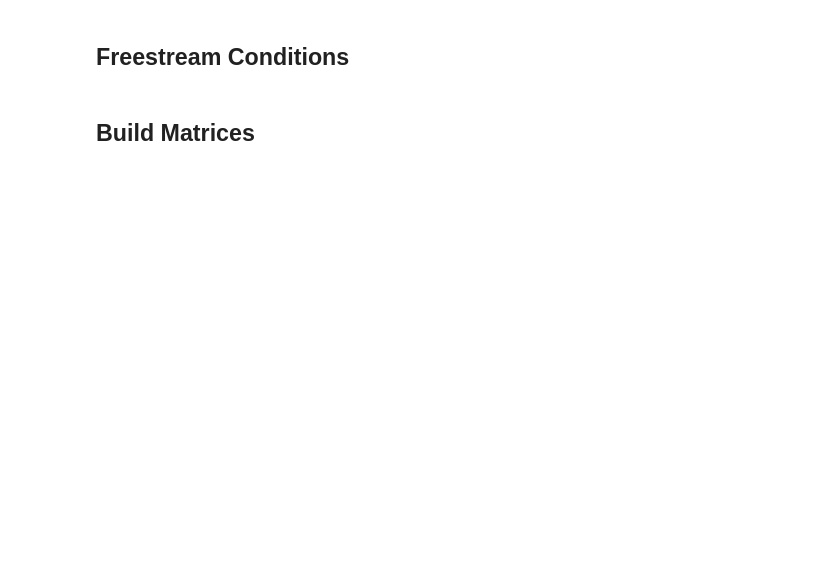
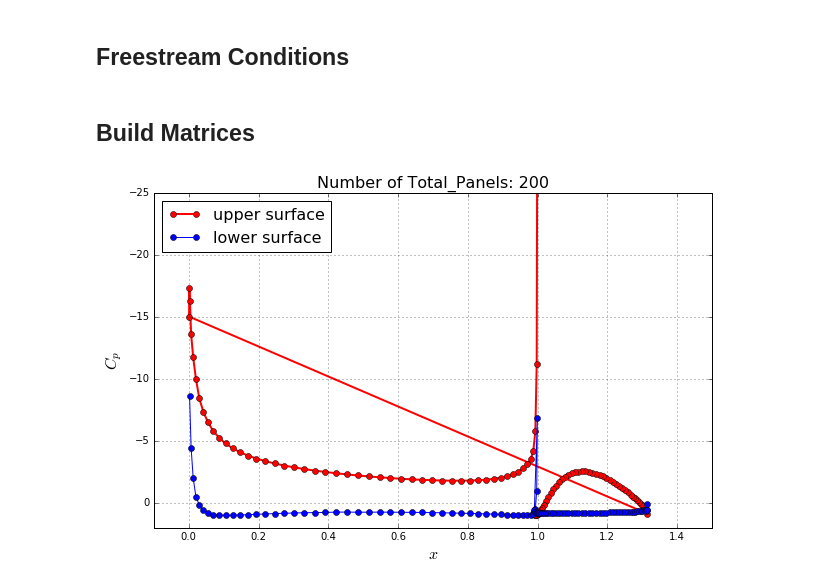
Before and after one commit to Pjgeno14/mae6226-workspace, a Jupyter notebook: Assignment-3.ipynb, the cells around one changed output. Cells and saved outputs as stored; diff of their text form; code cells hidden in the pictures; blank space fills up the shorter version.

```diff
--- a/Assignment-3.ipynb
+++ b/Assignment-3.ipynb
@@ -137,8 +137,8 @@ def define_panels_flap(x, y, N=50):
     return panels
 # %%
 # discretize geometry into panels
-panels_foil = define_panels_foil(x_foil, y_foil, N=50)
-panels_flap = define_panels_flap(x_flap, y_flap, N=50)
+panels_foil = define_panels_foil(x_foil, y_foil, N=100)
+panels_flap = define_panels_flap(x_flap, y_flap, N=100)
 # %%
 # plot discretized geometry
 width = 10
@@ -297,12 +297,12 @@ def kutta_condition(A_source, B_vortex):
     # matrix of source contribution on tangential velocity
     # is the same than
     # matrix of vortex contribution on normal velocity
-    b[:-2] = B_vortex[0, :] + B_vortex[49, :]
+    b[:-2] = B_vortex[0, :] + B_vortex[199, :]
     # matrix of vortex contribution on tangential velocity
     # is the opposite of
     # matrix of source contribution on normal velocity
-    b[-1] = - np.sum(A_source[0, :] + A_source[49, :])
-    b[-2] = - np.sum(A_source[50, :] + A_source[99, :])
+    b[-1] = - np.sum(A_source[100, :] + A_source[199, :])
+    b[-2] = - np.sum(A_source[0, :] + A_source[99, :])
     return b
 # %%
 def build_singularity_matrix(A_source, B_vortex):
@@ -326,9 +326,10 @@ def build_singularity_matrix(A_source, B_vortex):
     # source contribution matrix
     A[:-2, :-2] = A_source
     # vortex contribution array
-    A[:-2, -2] = np.sum(B_vortex, axis=1)
+    A[:-2, -2] = np.sum(B_vortex[:, 0:99], axis=1)
+    A[:-2, -1] = np.sum(B_vortex[:, 100:199], axis=1)
     # Kutta condition array
-    A[-2, :] = kutta_condition(A_source, B_vortex)
+    A[-1:-2, :] = kutta_condition(A_source, B_vortex)
     return A
 # %%
 Total_Panels = np.append(panels_foil, panels_flap)
@@ -355,10 +356,10 @@ def build_freestream_rhs(Total_Panels, freestream):
     for i, panel in enumerate(Total_Panels):
         b[i] = -freestream.u_inf * np.cos(freestream.alpha - panel.beta)
     # freestream contribution on the Kutta condition
-    b[-1] = -freestream.u_inf*( np.sin(freestream.alpha-Total_Panels[50].beta)
-                               +np.sin(freestream.alpha-Total_Panels[-99].beta) )
+    b[-1] = -freestream.u_inf*( np.sin(freestream.alpha-Total_Panels[100].beta)
+                               +np.sin(freestream.alpha-Total_Panels[199].beta) )
     b[-2] = -freestream.u_inf*( np.sin(freestream.alpha-Total_Panels[0].beta)
-                               +np.sin(freestream.alpha-Total_Panels[-49].beta) )
+                               +np.sin(freestream.alpha-Total_Panels[99].beta) )
     return b
 # %%
 A = build_singularity_matrix(A_source, B_vortex)
@@ -431,3 +433,23 @@ def compute_pressure_coefficient(Total_Panels, freestream):
 # %%
 # surface pressure coefficient
 compute_pressure_coefficient(Total_Panels, freestream)
+# %%
+# plot surface pressure coefficient
+plt.figure(figsize=(10, 6))
+plt.grid()
+plt.xlabel('$x$', fontsize=16)
+plt.ylabel('$C_p$', fontsize=16)
+plt.plot([panel.xc for panel in Total_Panels if panel.loc == 'upper'],
+            [panel.cp for panel in Total_Panels if panel.loc == 'upper'],
+            label='upper surface',
+            color='r', linestyle='-', linewidth=2, marker='o', markersize=6)
+plt.plot([panel.xc for panel in Total_Panels if panel.loc == 'lower'],
+            [panel.cp for panel in Total_Panels if panel.loc == 'lower'],
+            label= 'lower surface',
+            color='b', linestyle='-', linewidth=1, marker='o', markersize=6)
+plt.legend(loc='best', prop={'size':16})
+plt.xlim(-0.1, 1.5)
+plt.ylim(2.0, -25.0)
+plt.title('Number of Total_Panels: {}'.format(Total_Panels.size), fontsize=16);
+# %% [output]
+[figure, added]
```
Also changed, not shown: parts of 14 cells of this notebook.
